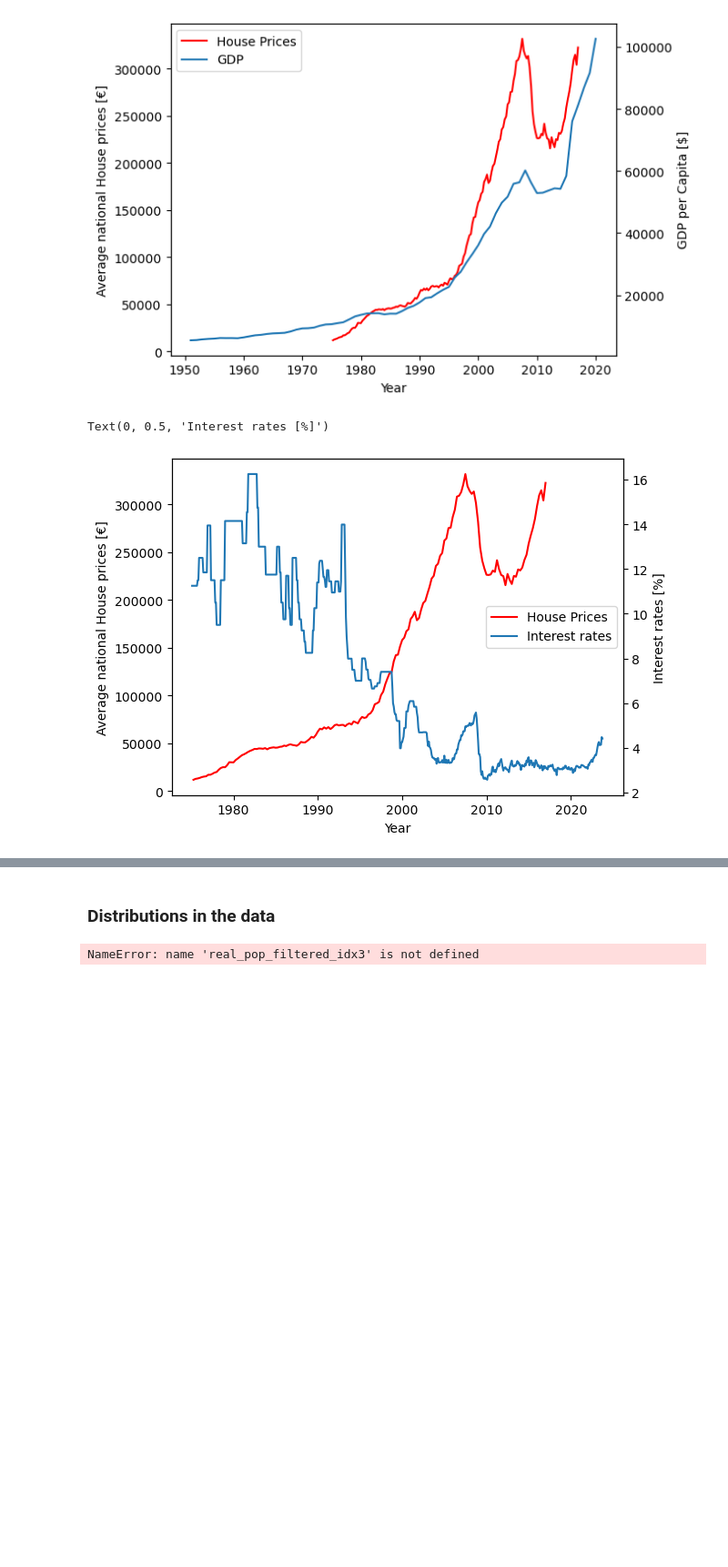
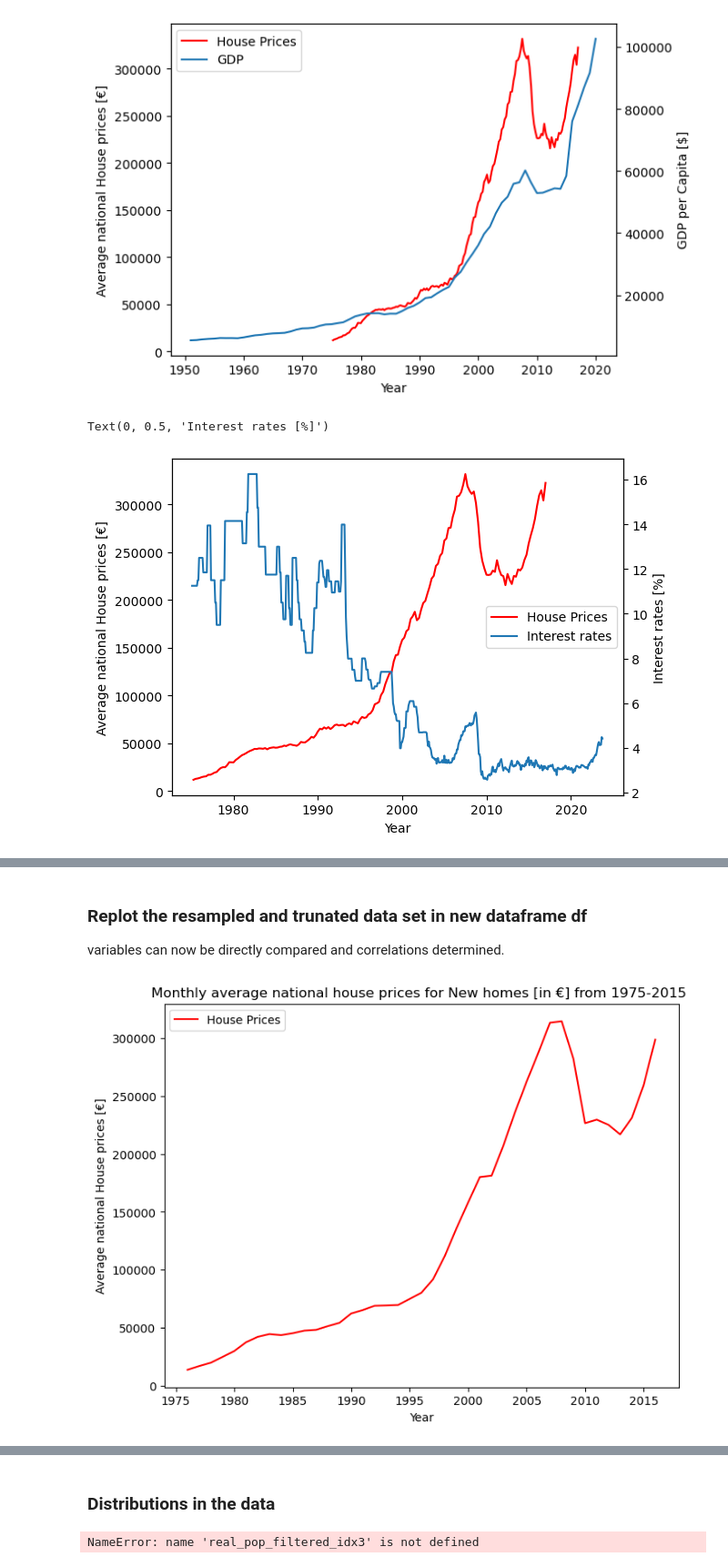
Before and after one commit to shanekeenan/prog_data_analysis, a Jupyter notebook: project1/project1.ipynb, the cells around one changed output, grey strips where cells are left out. Shown at 91% size. Saved outputs shown, nothing was run; the diff lists cells and outputs as text; code cells hidden in the pictures; blank space fills up the shorter version.

```diff
--- a/project1/project1.ipynb
+++ b/project1/project1.ipynb
@@ -768,0 +772,8 @@ merged_df_2
+# %%
+merged_df_3 = pd.merge(real_supp_idx9_trun, merged_df2, on='Date', how='inner')
+#merged_df_2 = pd.merge(merged_df, real_pop_filtered_idx4_trun, on='Date', how='inner')
+#merged_df_3 = merged_df_2.insert(loc=len(real_supp_idx3_trun2.columns), column='real_supp', value=real_supp_idx3_trun2)      #pd.merge(merged_df_2, real_supp_idx3_trun2['real_supp'], how='inner')
+merged_df_3
+##merged_df_2 = pd.merge(merged_df, real_pop_filtered_idx4_trun, on='Date', how='inner')
+#merged_df_3 = merged_df_2.insert(loc=len(real_supp_idx3_trun2.columns), column='real_supp', value=real_supp_idx3_trun2)      #pd.merge(merged_df_2, real_supp_idx3_trun2['real_supp'], how='inner')
+#merged_df_2
@@ -768,0 +815,7 @@ merged_df_2
+# %%
+# set the index
+real_GDP_filtered_idx6['Date'] = pd.to_datetime(real_GDP_filtered_idx6['Date'])
+real_GDP_filtered_idx6.set_index('Date', inplace=True)
+#and trunate to the correct range...
+real_GDP_filtered_idx6_trun = real_GDP_filtered_idx6.loc['1975-12-31':'2016-12-31', 'GDP per capita (output, multiple price benchmarks)']
+real_GDP_filtered_idx6_trun
@@ -768,0 +840,5 @@ merged_df_2
+# %%
+merged_df_4 = pd.merge(real_GDP_filtered_idx6_trun, merged_df_3, on='Date', how='inner')
+#merged_df_2 = pd.merge(merged_df, real_pop_filtered_idx4_trun, on='Date', how='inner')
+#merged_df_3 = merged_df_2.insert(loc=len(real_supp_idx3_trun2.columns), column='real_supp', value=real_supp_idx3_trun2)      #pd.merge(merged_df_2, real_supp_idx3_trun2['real_supp'], how='inner')
+merged_df_4
@@ -768,0 +866,10 @@ merged_df_2
+# %%
+# Assuming df is your DataFrame
+df = merged_df_4.rename(columns={
+    'GDP per capita (output, multiple price benchmarks)': 'GDP_per_capita',
+    'real_supp': 'real_supp',
+    'VALUE_x': 'real_population',
+    'r_intra': 'r_intra',
+    'VALUE_y': 'r_price'
+})
+df
@@ -768,0 +895,15 @@ merged_df_2
+# %% [markdown]
+### Replot the resampled and trunated data set in new dataframe df
+
+variables can now be directly compared and correlations determined.
+# %%
+fig, ax = plt.subplots(figsize=(8, 6))
+plt.plot(df.index, df['r_price'], color='red', label='House Prices')
+#plt.plot(real_price_index_filtered_idx7['Date'], real_price_index_filtered_idx7['VALUE'], color='Blue', label='House Prices (from price index)')
+plt.xlabel('Year')
+plt.ylabel('Average national House prices [\u20AC]')
+plt.title('Monthly average national house prices for New homes [in \u20AC] from 1975-2015 ')
+plt.legend(loc="upper left")
+plt.show()
+# %% [output]
+[figure, added]
```
Also changed, not shown: parts of 52 cells of this notebook.
